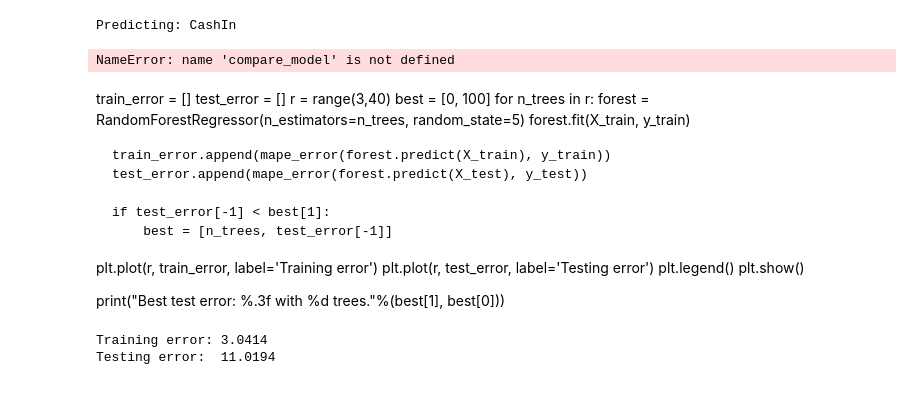
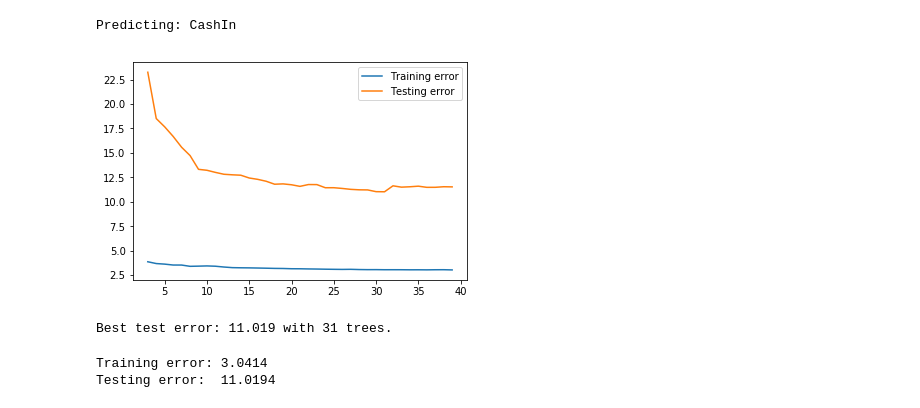
Before and after one commit to CahidArda/data-science-intenship-study, a Jupyter notebook: notebooks/atm_eda/atm_forecasting.ipynb, the cells around one changed output. Cells and saved outputs as stored; diff of their text form; code cells hidden in the pictures.

```diff
--- a/notebooks/atm_eda/atm_forecasting.ipynb
+++ b/notebooks/atm_eda/atm_forecasting.ipynb
@@ -95,29 +97,8 @@ Predicting: CashIn
 # %%
-compare_model(RandomForestRegressor, X, y, 'n_estimators', range(3,10), shuffle=False)
+compare_model_parameter(RandomForestRegressor, X, y, 'n_estimators', list(range(3,40)), shuffle=False)
 # %% [output]
+[figure, added]
-NameError: name 'compare_model' is not defined
+Best test error: 11.019 with 31 trees.
-# %% [markdown]
-train_error = []
-test_error = []
-r = range(3,40)
-best = [0, 100]
-for n_trees in r:
-    forest = RandomForestRegressor(n_estimators=n_trees, random_state=5)
-    forest.fit(X_train, y_train)
-
-    train_error.append(mape_error(forest.predict(X_train), y_train))
-    test_error.append(mape_error(forest.predict(X_test), y_test))
-
-    if test_error[-1] < best[1]:
-        best = [n_trees, test_error[-1]]
-
-
-plt.plot(r, train_error, label='Training error')
-plt.plot(r, test_error, label='Testing error')
-plt.legend()
-plt.show()
-
-print("Best test error: %.3f with %d trees."%(best[1], best[0]))
 # %%
 forest = RandomForestRegressor(n_estimators=31, random_state=5)
 forest.fit(X_train, y_train)
```
Also changed, not shown: parts of 1 cell of this notebook.
